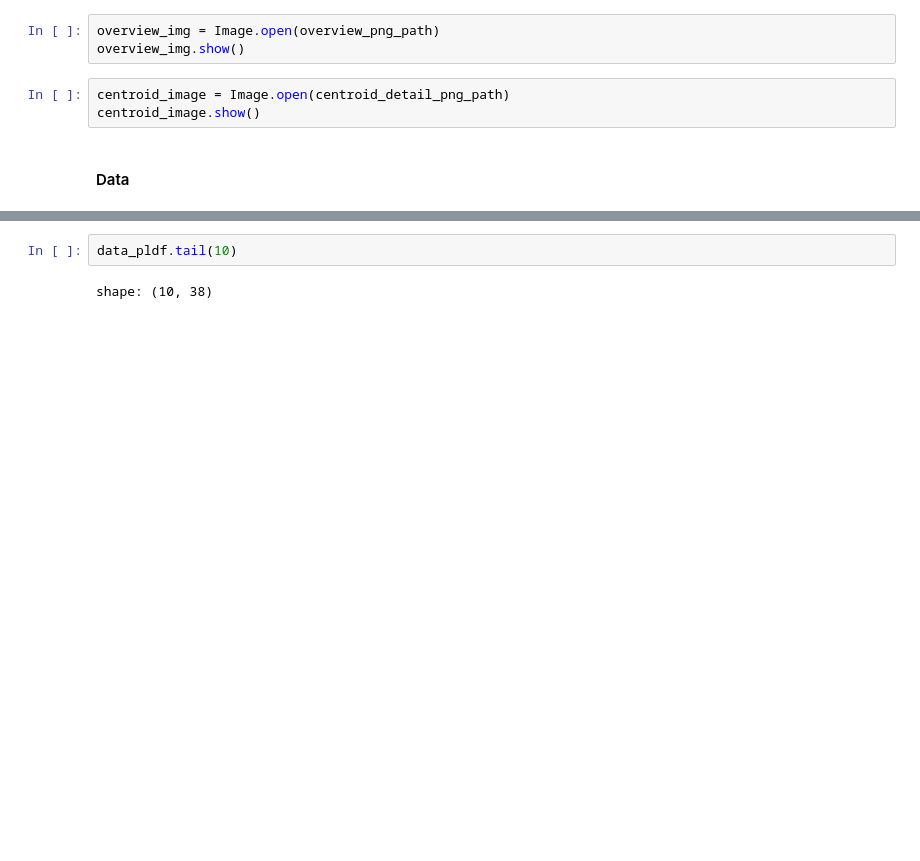
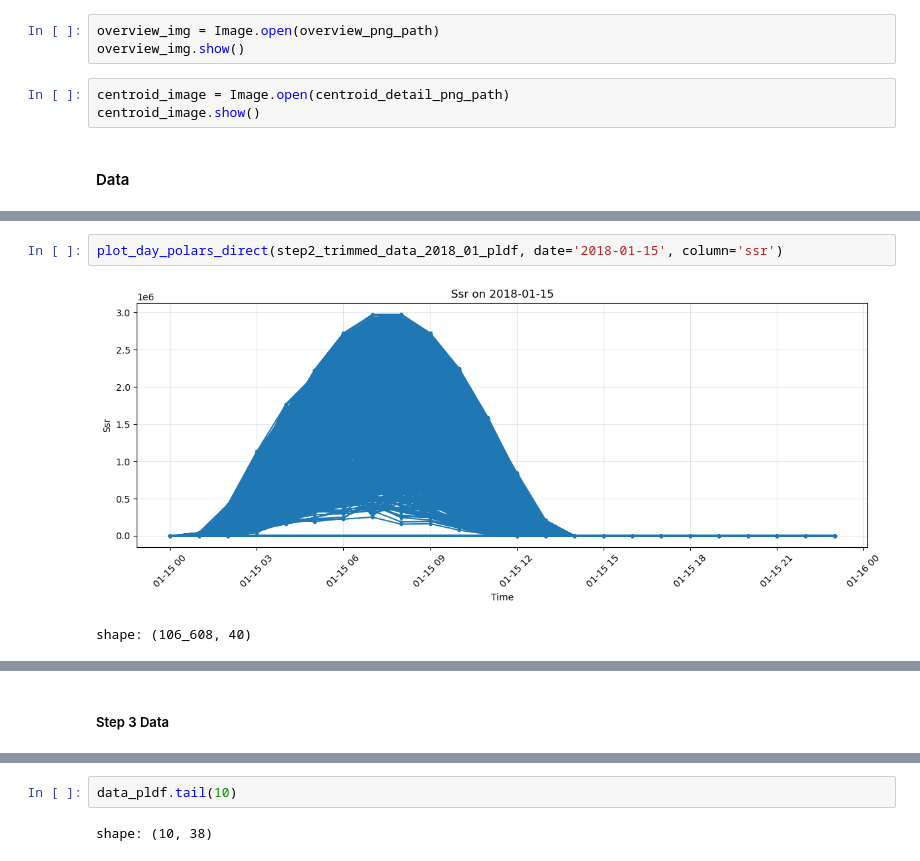
Before and after one commit to danielkaupa/open-source-marginal-emissions, a Jupyter notebook: notebooks/wdp_testing.ipynb, the cells around one changed output, grey strips where cells are left out. Drawn from its saved outputs; the diff is of its cells as text; blank space fills up the shorter version.

```diff
--- a/notebooks/wdp_testing.ipynb
+++ b/notebooks/wdp_testing.ipynb
@@ -355,0 +597,5 @@ shape: (10, 38)
+# %%
+plot_day_polars_direct(step2_trimmed_data_2018_01_pldf, date='2018-01-15', column='ssr')
+# %% [output]
+[figure, added]
+shape: (106_608, 40)
@@ -355,0 +615,2 @@ shape: (10, 38)
+# %% [markdown]
+##### Step 3 Data
```
Also changed, not shown: parts of 43 cells of this notebook, 13 other files.
